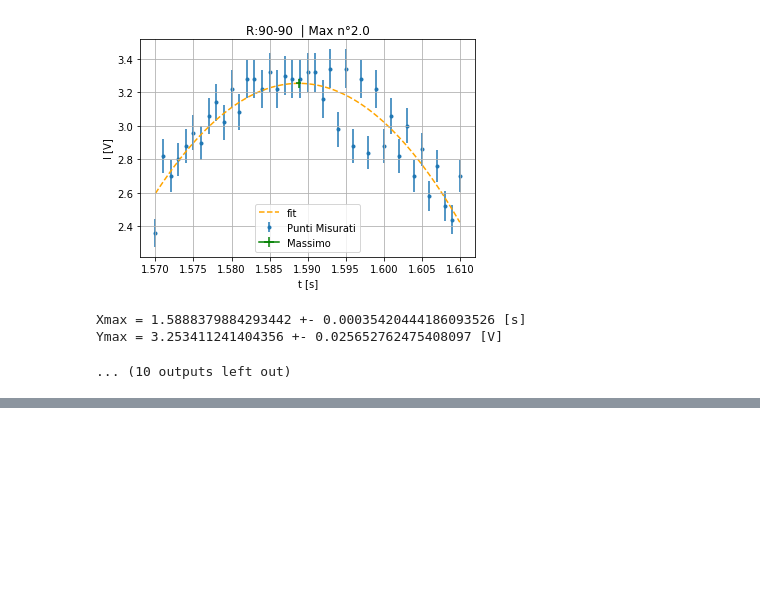
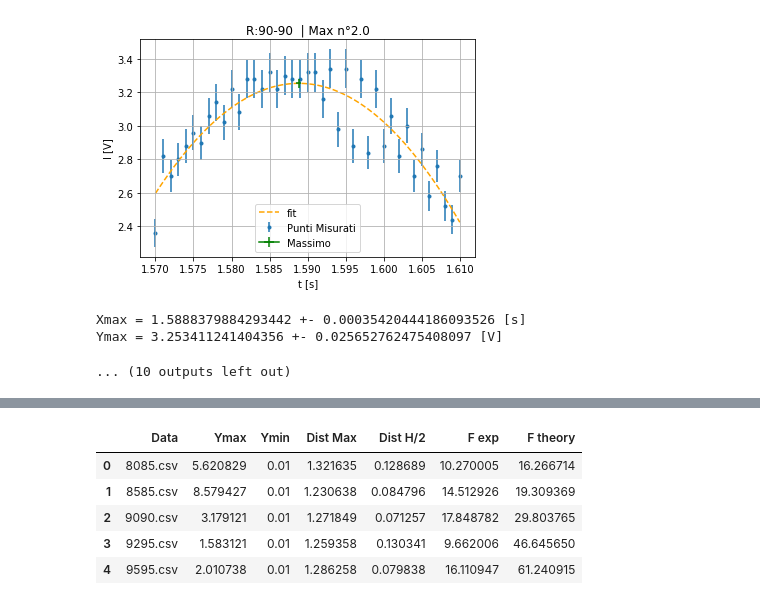
Before and after one commit to Kevin222-hub/Lab_reports, a Jupyter notebook: Ottica_2/Data2/Massimi.ipynb, the cells around one changed output, grey strips where cells are left out. Saved outputs shown, nothing was run; the diff lists cells and outputs as text; code cells hidden in the pictures; blank space fills up the shorter version.

```diff
--- a/Ottica_2/Data2/Massimi.ipynb
+++ b/Ottica_2/Data2/Massimi.ipynb
@@ -18,4 +23,5 @@ T=1000000000000
 # %%
+F_theory = [f_th(0.80,0.85),f_th(0.85,0.85),f_th(0.90,0.90),f_th(0.92,0.95),f_th(0.95,0.95)]
 name = ['8085.csv','8585.csv','9090.csv','9295.csv','9595.csv']
 title = ['R: 80-85','R: 85-85','R: 90-90','R: 92-95','R: 95-95']
 norm = [0.5,0.5,0.5,0.2,0.2]
@@ -110,0 +181,29 @@ Ymax = 3.253411241404356 +- 0.025652762475408097 [V]
+# %%
+def mezzo(x1,x2,x3,x4):
+    first  = x2-x1
+    second = x4-x3
+    return (first + second)/2
+
+def mezzo3(x1,x2,x3,x4,x5,x6):
+    first  = x2-x1
+    second = x4-x3
+    third  = x6-x5
+    return (first + second + third)/3
+
+dist_h2 = np.asarray([ mezzo(2.31813536,2.45386464,3.64578384,3.76743232),
+                      mezzo(1.88370595,1.96537643,3.11037261,3.19829405),
+                      mezzo(0.28250663,0.35436655,1.55478309,1.625437),
+                      mezzo(2.22888534,2.35667198,3.48632802,3.61922399),
+                      mezzo3(1.12559262,1.21199078,2.47867896,2.55749078,3.70067896,3.77498156)])
+
+f_exp = dist_max/dist_h2
+# %%
+Array = pd.DataFrame({'Data':name,'Ymax':mean_max,'Ymin':mean_min,'Dist Max':dist_max,'Dist H/2':dist_h2,'F exp':f_exp,'F theory':F_theory})
+Array
+# %% [output]
+|  | Data | Ymax | Ymin | Dist Max | Dist H/2 | F exp | F theory |
+| 0 | 8085.csv | 5.620829 | 0.01 | 1.321635 | 0.128689 | 10.270005 | 16.266714 |
+| 1 | 8585.csv | 8.579427 | 0.01 | 1.230638 | 0.084796 | 14.512926 | 19.309369 |
+| 2 | 9090.csv | 3.179121 | 0.01 | 1.271849 | 0.071257 | 17.848782 | 29.803765 |
+| 3 | 9295.csv | 1.583121 | 0.01 | 1.259358 | 0.130341 | 9.662006 | 46.645650 |
+| 4 | 9595.csv | 2.010738 | 0.01 | 1.286258 | 0.079838 | 16.110947 | 61.240915 |
```
Also changed, not shown: parts of 7 cells of this notebook.
